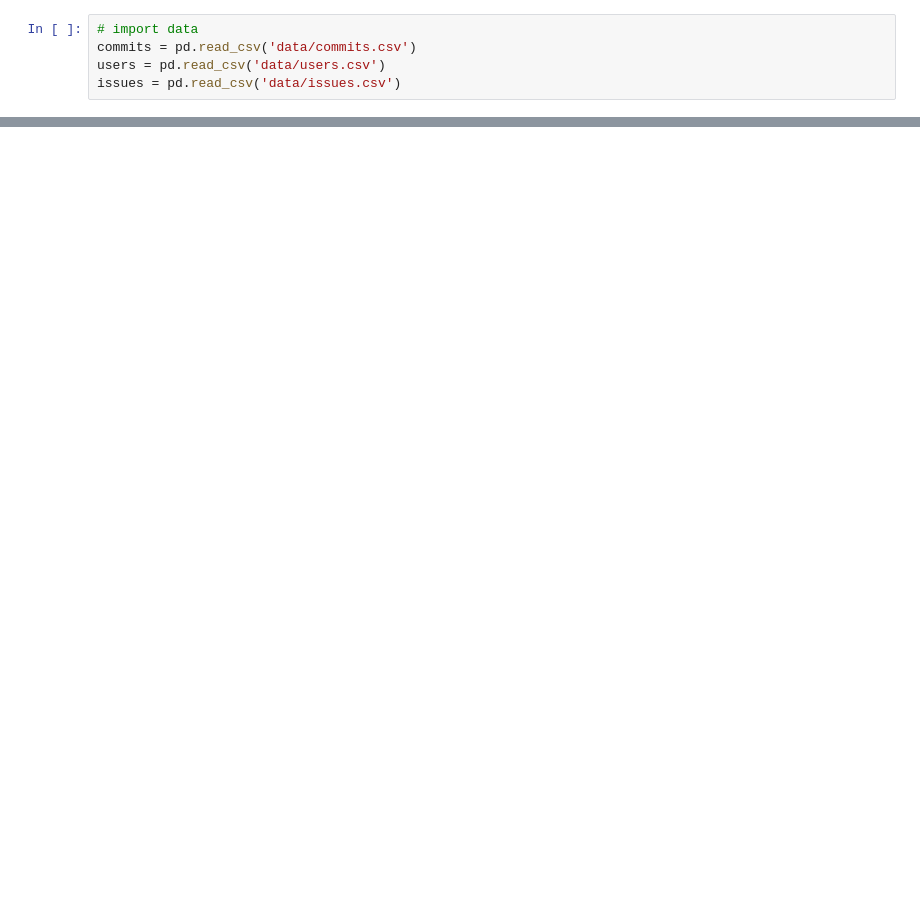
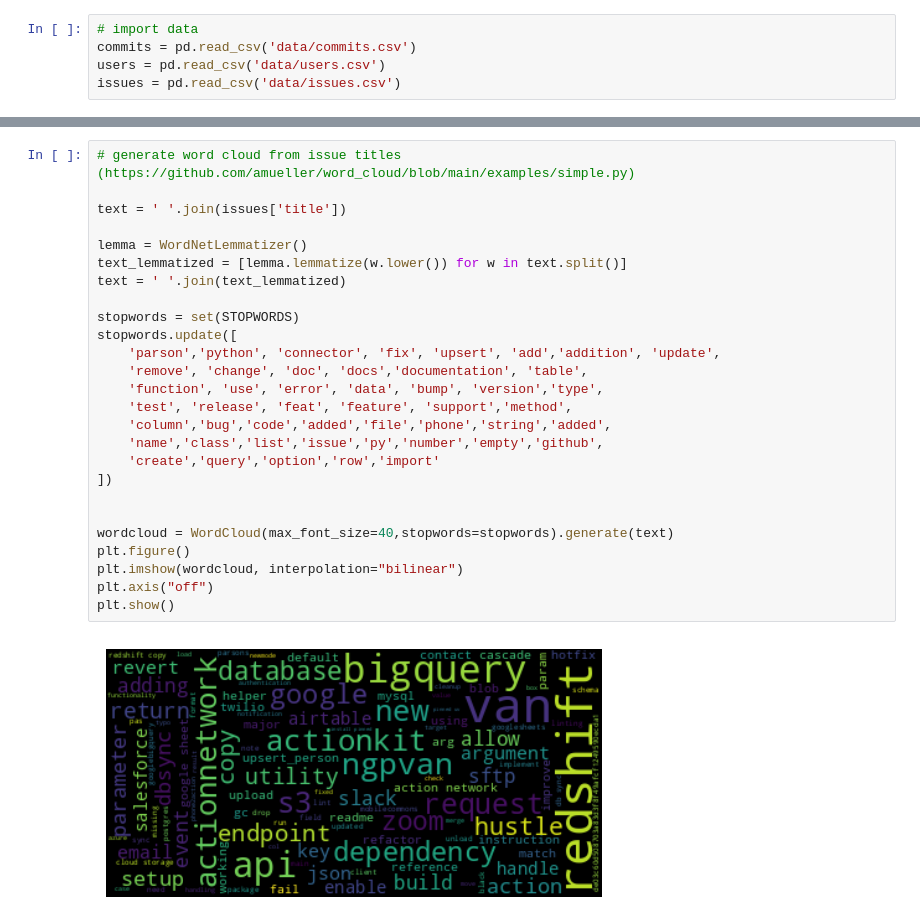
Before and after one commit to matthewkrausse/parsons-analysis, a Jupyter notebook: Analysis.ipynb, the cells around one changed output, grey strips where cells are left out. Drawn from its saved outputs; the diff is of its cells as text; blank space fills up the shorter version.

```diff
--- a/Analysis.ipynb
+++ b/Analysis.ipynb
@@ -21,0 +80,28 @@ fig.show()
+# %%
+# generate word cloud from issue titles (https://github.com/amueller/word_cloud/blob/main/examples/simple.py)
+
+text = ' '.join(issues['title'])
+
+lemma = WordNetLemmatizer()
+text_lemmatized = [lemma.lemmatize(w.lower()) for w in text.split()]
+text = ' '.join(text_lemmatized)
+
+stopwords = set(STOPWORDS)
+stopwords.update([
+    'parson','python', 'connector', 'fix', 'upsert', 'add','addition', 'update',
+    'remove', 'change', 'doc', 'docs','documentation', 'table',
+    'function', 'use', 'error', 'data', 'bump', 'version','type',
+    'test', 'release', 'feat', 'feature', 'support','method',
+    'column','bug','code','added','file','phone','string','added',
+    'name','class','list','issue','py','number','empty','github',
+    'create','query','option','row','import'
+])
+
+
+wordcloud = WordCloud(max_font_size=40,stopwords=stopwords).generate(text)
+plt.figure()
+plt.imshow(wordcloud, interpolation="bilinear")
+plt.axis("off")
+plt.show()
+# %% [output]
+[figure, added]
```
Also changed, not shown: parts of 10 cells of this notebook.
